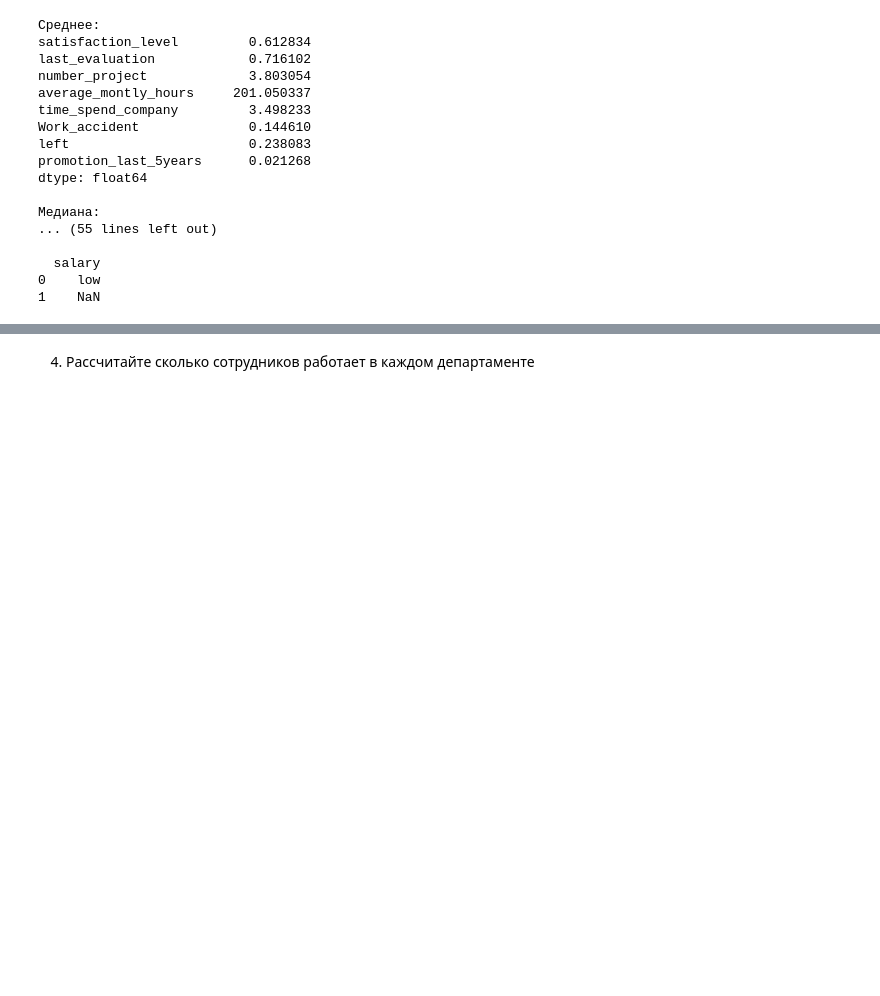
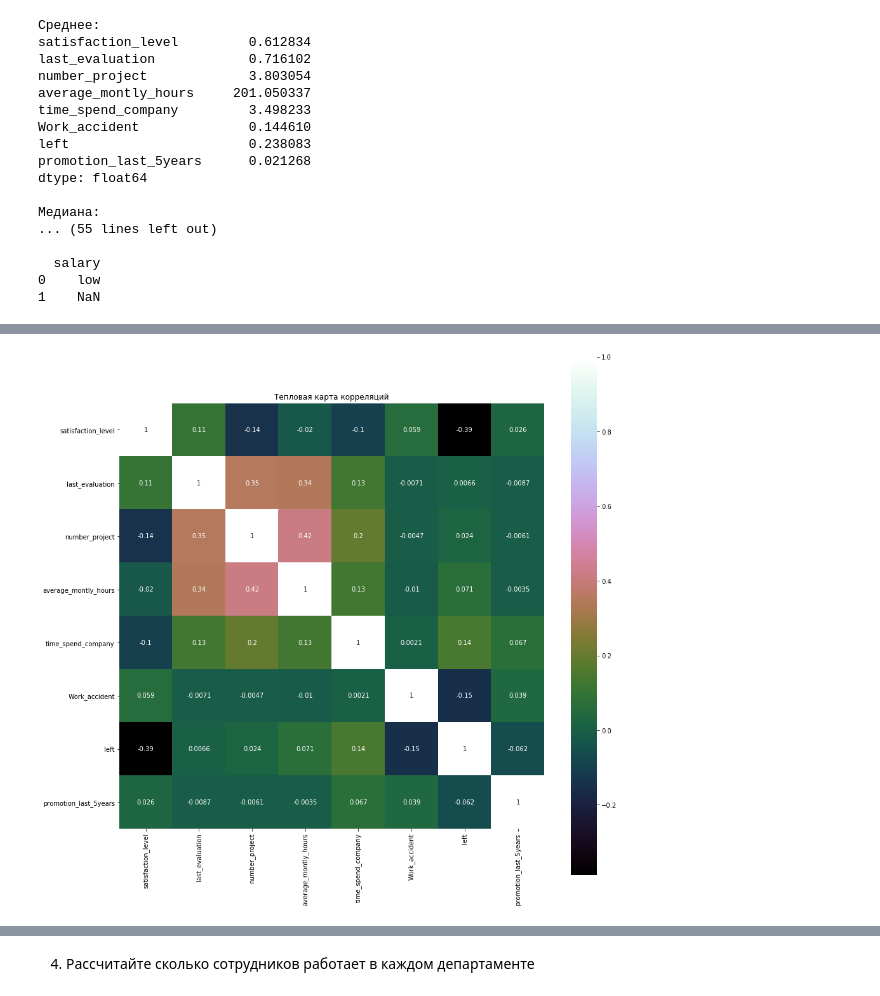
Before and after one commit to KseniyaBoeva/lessons, a Jupyter notebook: Диплом/Итоговая_работа.ipynb, the cells around one changed output, grey strips where cells are left out. Drawn from its saved outputs; the diff is of its cells as text; code cells hidden in the pictures; blank space fills up the shorter version.

```diff
--- a/Диплом/Итоговая_работа.ipynb
+++ b/Диплом/Итоговая_работа.ipynb
@@ -48,0 +53,12 @@ dtype: float64
+# %%
+filtered = df_hr[["satisfaction_level",
+                  "last_evaluation",
+                  "number_project",
+                  "average_montly_hours",
+                  "time_spend_company",
+                  "Work_accident",
+                  "left",
+                  "promotion_last_5years"
+                ]]
+corr = filtered.corr()
+corr
@@ -48,0 +75,12 @@ dtype: float64
+# %%
+import seaborn as sns
+import matplotlib.pyplot as plt
+#%matplotlib inline;
+
+plt.figure(figsize=(15,15))
+sns.heatmap(corr, vmax=1, square=True, annot=True, cmap='cubehelix')
+
+plt.title('Тепловая карта корреляций')
+plt.show()
+# %% [output]
+[figure, added]
```
Also changed, not shown: parts of 3 cells of this notebook.
